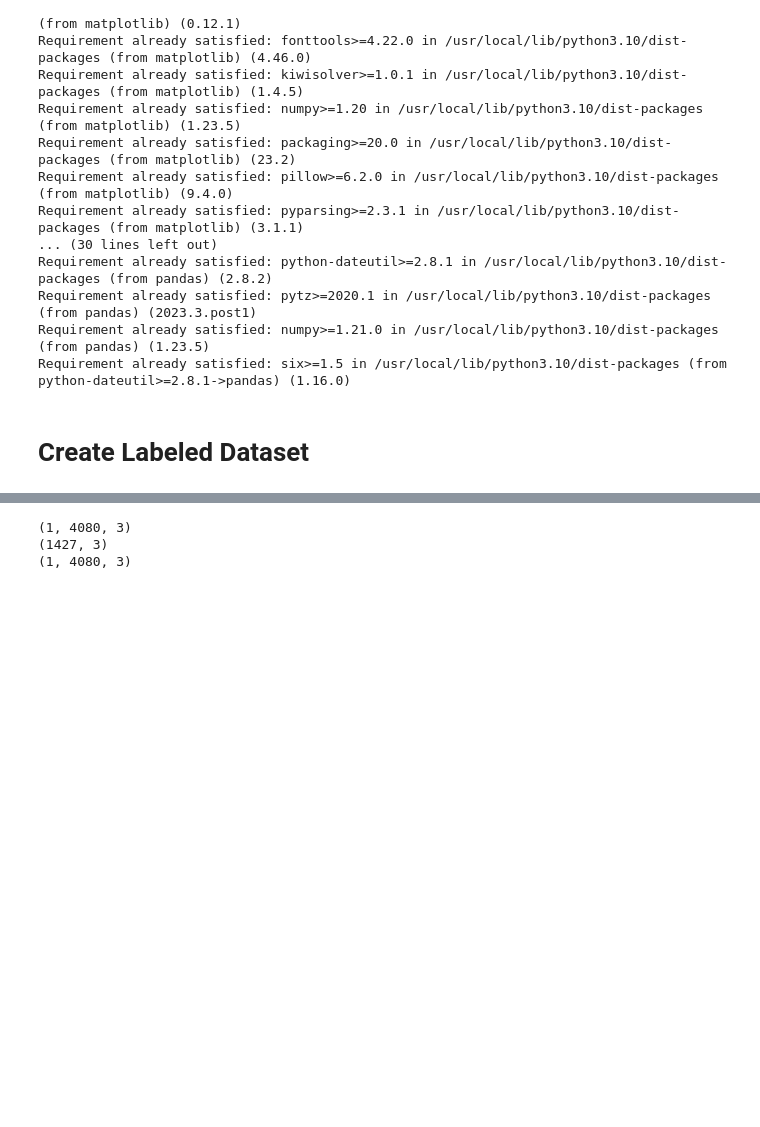
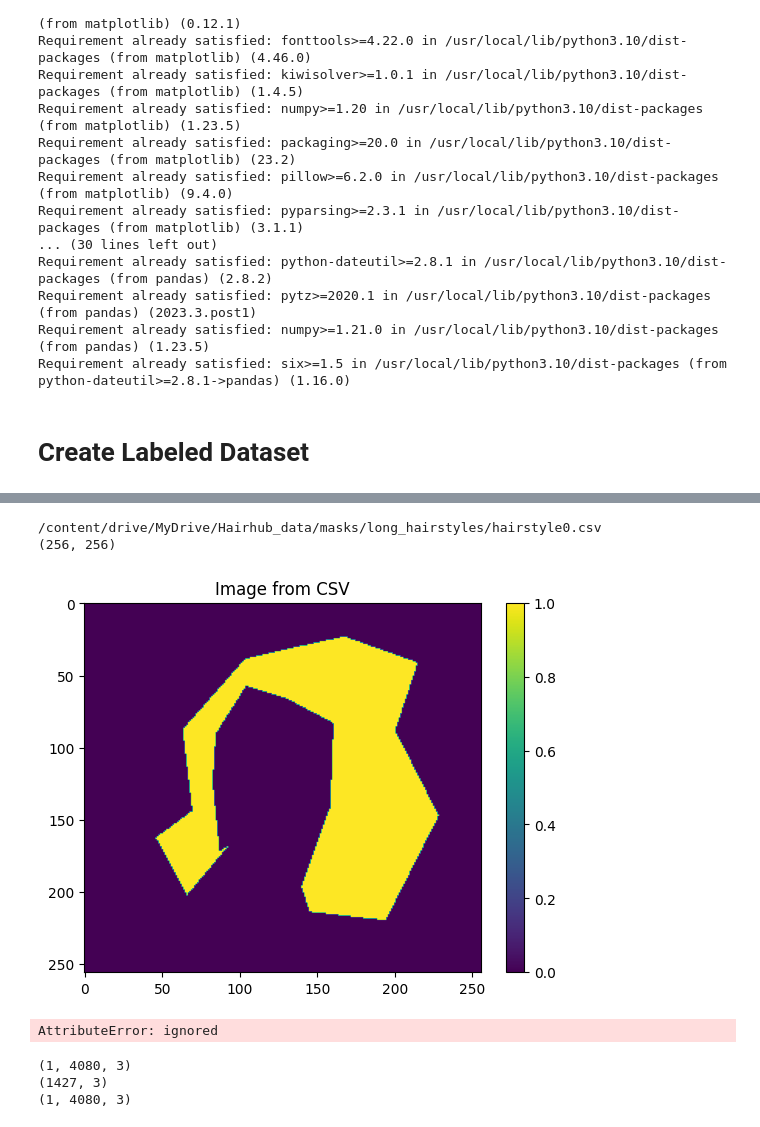
Before and after one commit to Kalva014/HairHub, a Jupyter notebook: colab_notebooks/Hair_Detection_Segmentation.ipynb, the cells around one changed output, grey strips where cells are left out. Cells and saved outputs as stored; diff of their text form; code cells hidden in the pictures; blank space fills up the shorter version.

```diff
--- a/colab_notebooks/Hair_Detection_Segmentation.ipynb
+++ b/colab_notebooks/Hair_Detection_Segmentation.ipynb
@@ -50,4 +52,4 @@ img
 # %%
 # Load the labels of the input images(aka the masks)
-labels_dir = '/content/drive/MyDrive/Hairhub_data/segmented_imgs'
-labels_dataset = glob.glob(os.path.join(labels_dir, "*/*.csv"))
+labels_dir = '/content/drive/MyDrive/Hairhub_data/masks'
+labels_dataset = sorted(glob.glob(os.path.join(labels_dir, "*/*.csv")))
@@ -63,3 +56,32 @@ label_data.shape
+# %%
+# Display the first mask
+print(labels_dataset[0])
+
+image_data = np.genfromtxt(labels_dataset[0], delimiter=' ')
+
+print(image_data.shape)
+
+plt.imshow(image_data, cmap='viridis', aspect='auto')
+plt.title("Image from CSV")
+plt.colorbar()
+plt.show()
+# %% [output]
+/content/drive/MyDrive/Hairhub_data/masks/long_hairstyles/hairstyle0.csv
+(256, 256)
+[figure, added]
+# %%
+# Assuming your original image shape is (height, width, channels)
+original_shape = (225, 225, 3)  # Replace this with your actual original image shape
+
+# Reshape the flattened image to its original shape
+image = label_data.reshape(original_shape)
+
+# Display the image
+plt.imshow(image)
+plt.title('Original Image')
+plt.show()
+# %% [output]
+AttributeError: ignored
 # %%
 x = np.copy(roi_pixels)
 print(x.shape)
```
Also changed, not shown: parts of 3 cells of this notebook.
